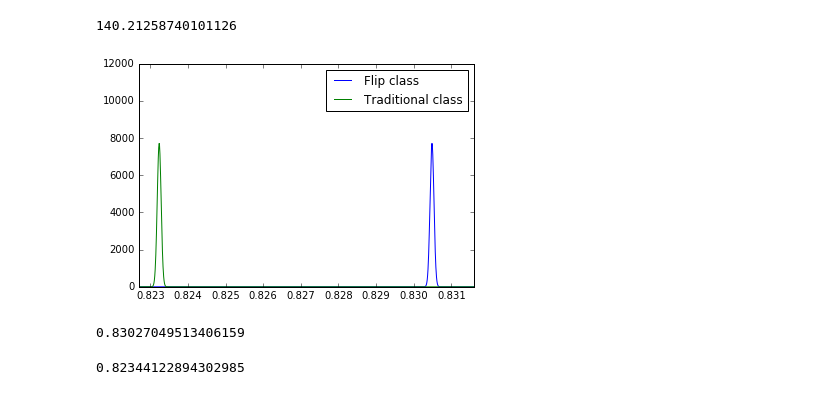
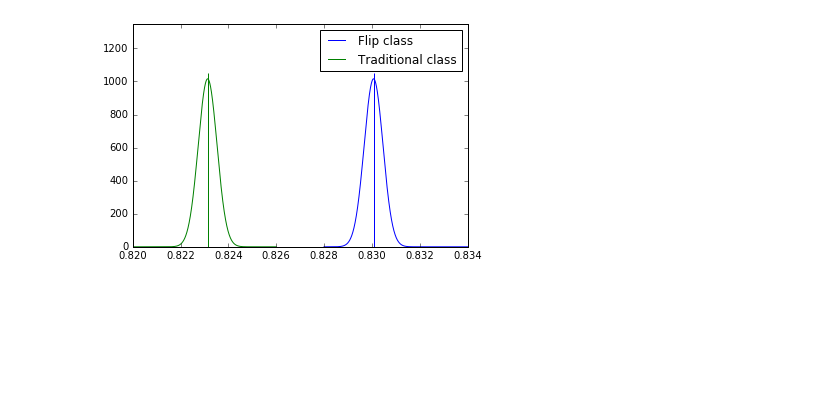
Before and after one commit to matthewswogger/DJ-Masters-Thesis, a Jupyter notebook: my_testing_file.ipynb, the cells around one changed output. Drawn from its saved outputs; the diff is of its cells as text; code cells hidden in the pictures; blank space fills up the shorter version.

```diff
--- a/my_testing_file.ipynb
+++ b/my_testing_file.ipynb
@@ -38,8 +40,8 @@ df_t = df[df.Treatment == 'T'] # dataframe of treatment group T
 f_grades = np.array(df_f.FINAL_RAW_BASE_GRADE) # list of the final grades for treatment group F
 t_grades = np.array(df_t.FINAL_RAW_BASE_GRADE) # list of the final grades for treatment group T
 # %%
-f_boots = bootstrap(f_grades, 100000) # bootstrap samples for treatment group F
-t_boots = bootstrap(t_grades, 100000) # bootstrap samples for treatment group T
+f_boots = bootstrap(f_grades, 1000) # bootstrap samples for treatment group F
+t_boots = bootstrap(t_grades, 1000) # bootstrap samples for treatment group T
 # %%
 f_boot_means = bootstrap_means(f_boots) # means of the bootstrap samples for treatment group F
 t_boot_means = bootstrap_means(t_boots) # means of the bootstrap samples for treatment group T
@@ -62,3 +65,7 @@ f_std = f_boot_means.std() / np.sqrt(len(f_boot_means)) # std for central limit
 # %%
 f_mean = f_boot_means.mean() # the mean of the F bootstrap sample means
 t_mean = t_boot_means.mean() # the mean of the T bootstrap sample means
+
+t_std = t_boot_means.std() / np.sqrt(len(t_boot_means)) # std for central limit therom
+
+z_t = (f_mean - t_mean) / t_std # z score
@@ -67,28 +72,15 @@ z_f = (f_mean - t_mean) / f_std # z score if we use the f_std
-# %%
-z_f # z score if we use
-# %% [output]
-140.21258740101126
 # %%
-mu_f = f_mean
-sigma_f = f_std
-x_f = np.linspace(.822, .833, 2000)#(f_boot_means.min(), f_boot_means.max(), 50)
-plt.plot(x_f, mlab.normpdf(x_f, mu_f, sigma_f), label = 'Flip class')
+x_f = np.linspace(.828, .834, 2000)
+plt.plot(x_f, mlab.normpdf(x_f, f_mean, t_std), label = 'Flip class')
+plt.vlines(f_mean, 0, 1050, color = 'b')
 
-mu_t = t_mean
-sigma_t = f_std
-x_t = np.linspace(.822, .833, 2000)#(t_boot_means.min(), t_boot_means.max(), 50)
-plt.plot(x_t, mlab.normpdf(x_t, mu_t, sigma_t), color = 'g', label = 'Traditional class')
+x_t = np.linspace(.82, .826, 2000)
+plt.plot(x_t, mlab.normpdf(x_t, t_mean, t_std), color = 'g', label = 'Traditional class')
+plt.vlines(t_mean, 0, 1050, color = 'g')
+
 plt.legend()
-plt.xlim(.8227, .8316)
-plt.ylim(0, 12000)
+plt.xlim(.82, .834)
+plt.ylim(0, 1350)
 plt.show()
 # %% [output]
-[figure, old version]
+[figure, new version]
-# %%
-f_mean
-# %% [output]
-0.83027049513406159
-# %%
-t_mean
-# %% [output]
-0.82344122894302985
```
Also changed, not shown: parts of 23 cells of this notebook.
